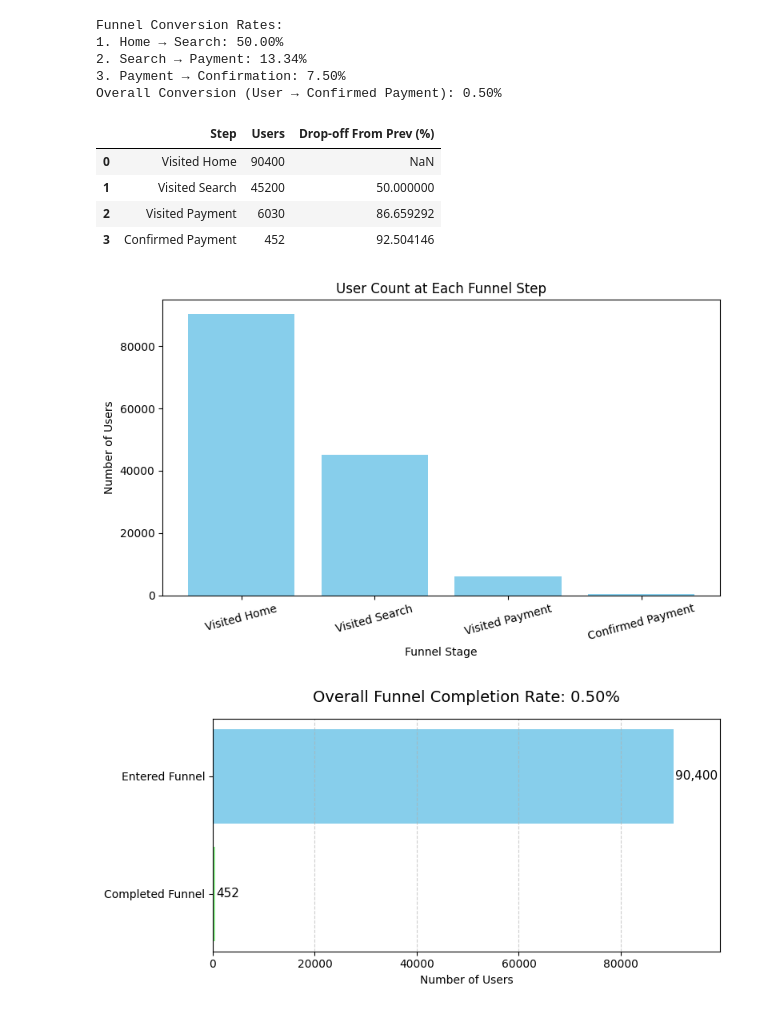
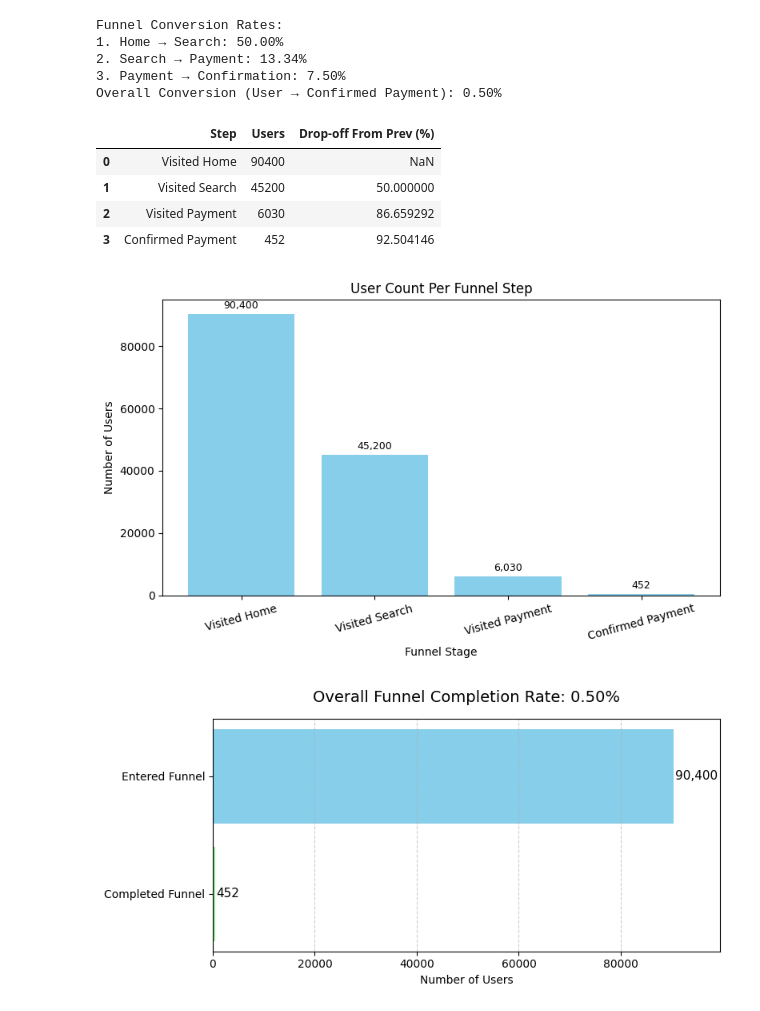
Before and after one commit to MH-Insights/ecommerce-funnel-conversion, a Jupyter notebook: Ecommerce_FunnelConversionAnalysis_CartAbandonmentFocus.ipynb, the cells around one changed output. Cells and saved outputs as stored; diff of their text form; code cells hidden in the pictures.

```diff
--- a/Ecommerce_FunnelConversionAnalysis_CartAbandonmentFocus.ipynb
+++ b/Ecommerce_FunnelConversionAnalysis_CartAbandonmentFocus.ipynb
@@ -84,0 +51,13 @@ ecommerce-website-funnel-analysis.zip: Skipping, found more recently modified lo
+# %%
+# Build funnel_df
+funnel_df = users[['user_id', 'device', 'sex']].copy()
+
+# Add funnel stage flags
+funnel_df['visited_home'] = funnel_df['user_id'].isin(home['user_id']).astype(int)
+funnel_df['visited_search'] = funnel_df['user_id'].isin(search['user_id']).astype(int)
+funnel_df['visited_payment'] = funnel_df['user_id'].isin(payment['user_id']).astype(int)
+funnel_df['confirmed_payment'] = funnel_df['user_id'].isin(confirmation['user_id']).astype(int)
+
+# Check
+display(funnel_df.sample(5))
+print(funnel_df['user_id'].nunique(), funnel_df.shape[0])
@@ -89,7 +76,7 @@ ecommerce-website-funnel-analysis.zip: Skipping, found more recently modified lo
 # Product pov: The biggest opportunity is at X stage so that's where we'll gain the most from investing UX or incentives
 
 # Total users at each step
-total_users = len(funnel_df)
+total_users = funnel_df.shape[0]  # or len(df)
 home_visits = funnel_df['visited_home'].sum()
 search_visits = funnel_df['visited_search'].sum()
 payment_visits = funnel_df['visited_payment'].sum()
@@ -125,7 +112,7 @@ funnel_summary = pd.DataFrame({
         payment_confirmations
     ],
     "Drop-off From Prev (%)": [
-        None,  # No drop from homepage
+        None,  # All users in this dataset hit the homepage
         100 * (1 - conversion_home_to_search),
         100 * (1 - conversion_search_to_payment),
         100 * (1 - conversion_payment_to_confirmation)
@@ -139,35 +126,37 @@ import matplotlib.pyplot as plt
 
 plt.figure(figsize=(8, 5))
 plt.bar(funnel_summary["Step"], funnel_summary["Users"], color='skyblue')
-plt.title("User Count at Each Funnel Step")
+for i, val in enumerate(funnel_summary["Users"]):
+    plt.text(i, val + 1000, f'{val:,}', ha='center', va='bottom', fontsize=9)
+plt.title("User Count Per Funnel Step")
 plt.xlabel("Funnel Stage")
 plt.ylabel("Number of Users")
 plt.xticks(rotation=15)
 plt.tight_layout()
 plt.show()
 
 # The largest user drop off occurs after the search step, with only ~13% of users continuing to the payment page and ~7.5% confirming payment
 # → Let's prioritize understanding friction at the search and payment pages. A/B tests, improved product descriptions, or incentive nudges here could recover substantial revenue
 
 # Only 0.5% of users complete the full funnel
 # → Significant opportunity to optimize mid-to-lower funnel experience
 # → Increasing search to payment conversion by even a few % can meaningfully lift revenue
 
 # ~87% drop off from search to payment stages
 # → Search to payment is our most fragile link
 # → Explore friction here. Why aren't users adding to cart and proceeding to payment? Irrelevant searches? Pricing concerns?
 # %% [output]
 Funnel Conversion Rates:
 1. Home → Search: 50.00%
 2. Search → Payment: 13.34%
 3. Payment → Confirmation: 7.50%
 Overall Conversion (User → Confirmed Payment): 0.50%
 |  | Step | Users | Drop-off From Prev (%) |
 | 0 | Visited Home | 90400 | NaN |
 | 1 | Visited Search | 45200 | 50.000000 |
 | 2 | Visited Payment | 6030 | 86.659292 |
 | 3 | Confirmed Payment | 452 | 92.504146 |
-[figure, old version]
+[figure, new version]
 # %%
 # 2. What's the overall funnel completion rate?
 # → Out of all users who entered, how many completed the journey?
```
Also changed, not shown: parts of 13 cells of this notebook.
